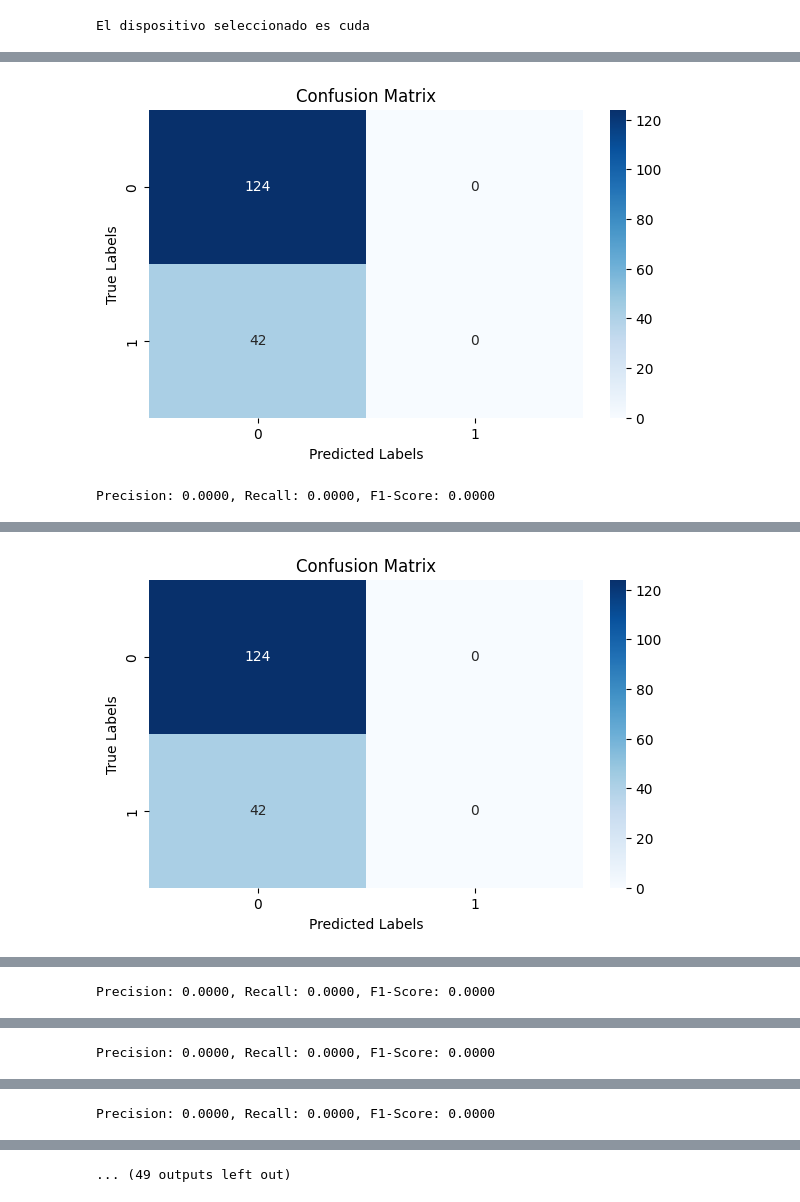
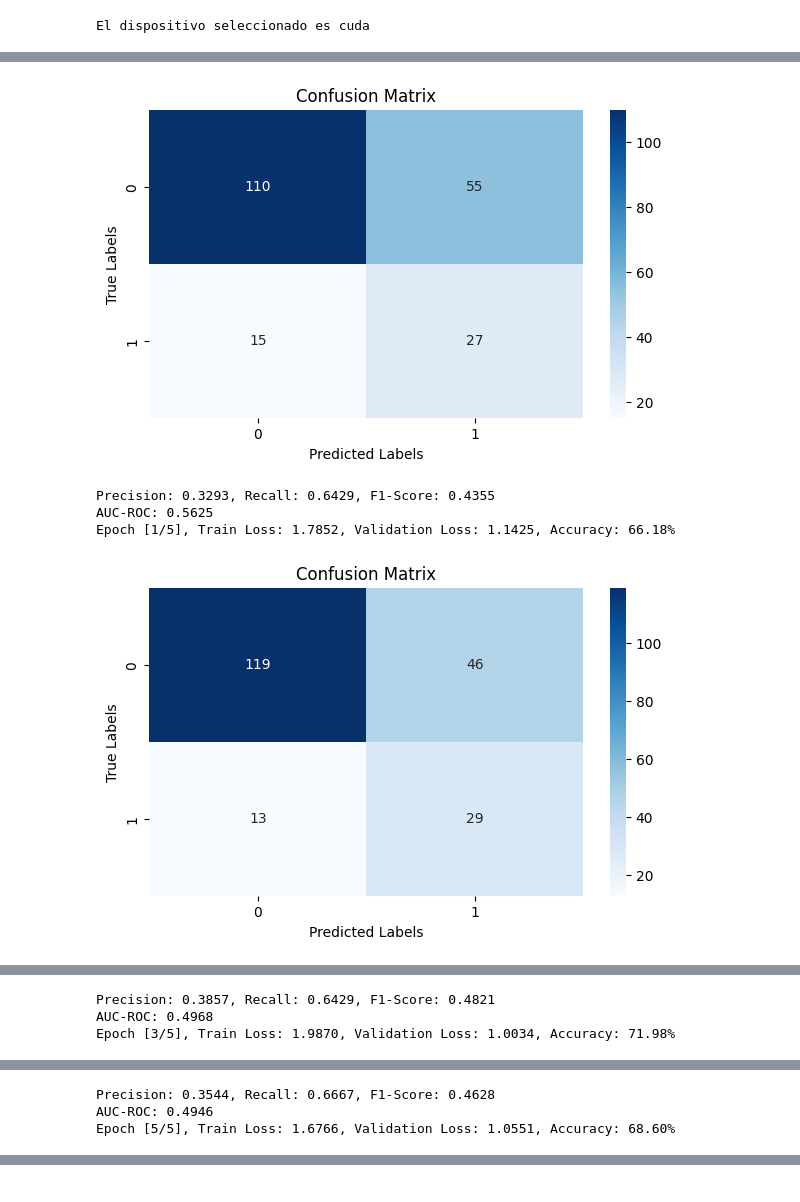
Before and after one commit to chrisnar16/TFMAgricultura, a Jupyter notebook: Red.ipynb, the cells around one changed output, grey strips where cells are left out. Saved outputs shown, nothing was run; the diff lists cells and outputs as text; code cells hidden in the pictures.

```diff
--- a/Red.ipynb
+++ b/Red.ipynb
@@ -72,8 +112,8 @@ train_dataset = Subset(dataset, train_indices)
 test_dataset = Subset(dataset, test_indices)
 
 # Crea los dataloaders
-train_loader = DataLoader(train_dataset, batch_size=16, shuffle=True, num_workers=20)
-test_loader = DataLoader(test_dataset, batch_size=16, shuffle=True, num_workers=20)
+train_loader = DataLoader(train_dataset, batch_size=16, shuffle=True, num_workers=20,  worker_init_fn=seed_worker)
+test_loader = DataLoader(test_dataset, batch_size=16, shuffle=True, num_workers=20,  worker_init_fn=seed_worker)
 # %%
 train_healthy_ratio = len(train_healthy) / len(train_indices)
 test_healthy_ratio = len(test_healthy) / len(test_indices)
@@ -87,30 +130,32 @@ Ratio de muestras saludables en prueba: 0.7470
 #resnet = models.resnet18(weights=ResNet18_Weights.IMAGENET1K_V1)
 resnet = models.resnet50(weights=ResNet50_Weights.IMAGENET1K_V1)
 # Adapta el modelo para aceptar 4 canales
-#resnet = adapt_resnet_channels(resnet, 3)
+resnet = adapt_resnet_channels(resnet, 7)
 
 print(resnet)
 
 
 num_classes = 2  # Número de clases en tu dataset
+
 resnet.fc = nn.Sequential(
-    nn.Dropout(0.5),  # Añade dropout con una probabilidad de 0.5
-    nn.Linear(resnet.fc.in_features, 128),  # Primera reducción a 64
+    nn.Dropout(0.2),
+    nn.Linear(resnet.fc.in_features, 256),
+    nn.BatchNorm1d(256),
     nn.ReLU(),
-    nn.Dropout(0.5),  # Añade dropout con una probabilidad de 0.5
-    nn.Linear(128, 32),  # Primera reducción a 64
+    nn.Dropout(0.2),
+    nn.Linear(256, 64),
+    nn.BatchNorm1d(64),
     nn.ReLU(),
-    nn.Dropout(0.5),  # Añade dropout con una probabilidad de 0.5
-    nn.Linear(32, 1),
+    nn.Linear(64, 1)
 )
 
-#for m in resnet.fc.modules():
- #   if isinstance(m, nn.Linear):
-  #      # Inicialización He (Kaiming) para capas con ReLU
-   #     nn.init.kaiming_normal_(m.weight, mode='fan_out', nonlinearity='relu')
-    #    # Inicializar bias en cero (opcional, este es el valor por defecto)
-     #   if m.bias is not None:
-      #      nn.init.constant_(m.bias, 0)
+for m in resnet.fc.modules():
+    if isinstance(m, nn.Linear):
+        # Inicialización He (Kaiming) para capas con ReLU
+        nn.init.kaiming_normal_(m.weight, mode='fan_out', nonlinearity='relu', generator=torch.Generator().manual_seed(42))
+        # Inicializar bias en cero (opcional, este es el valor por defecto)
+        if m.bias is not None:
+            nn.init.constant_(m.bias, 0)
 resnet.to(device)
 
 for param in resnet.parameters():
@@ -120,8 +165,8 @@ for param in resnet.parameters():
 # Descongelar todas las capas en `layer4`
 for param in resnet.layer4.parameters():
     param.requires_grad = True
-for param in resnet.layer3.parameters():
-    param.requires_grad = True
+#for param in resnet.layer3.parameters():
+#    param.requires_grad = True
 #for param in resnet.conv1.parameters():
 #    param.requires_grad = True
 
@@ -156,9 +201,12 @@ ResNet(
 # %%
 from sklearn.metrics import precision_recall_fscore_support, roc_auc_score
 
+for param in resnet.parameters():
+    param.requires_grad = True
+
 criterion = torch.nn.BCEWithLogitsLoss()
-optimizer = torch.optim.Adam(filter(lambda p: p.requires_grad, resnet.parameters()), lr=0.00001, weight_decay=1e-3)
-num_epochs = 25
+optimizer = torch.optim.Adam(filter(lambda p: p.requires_grad, resnet.parameters()), lr=0.0000001, weight_decay=1e-4 )
+num_epochs = 5
 for epoch in range(num_epochs):
     resnet.train()
     train_loss = 0
@@ -204,32 +252,35 @@ for epoch in range(num_epochs):
     # Convierte a arrays numpy para la matriz de confusión
     all_predicted = np.array(all_predicted)
     all_labels = np.array(all_labels)
 
     # Calculando la matriz de confusión
     conf_matrix = confusion_matrix(all_labels, all_predicted)
     plt.figure(figsize=(7,4))
     sns.heatmap(conf_matrix, annot=True, fmt='d', cmap='Blues')
     plt.xlabel('Predicted Labels')
     plt.ylabel('True Labels')
     plt.title('Confusion Matrix')
     plt.show()
 
     precision, recall, f1, _ = precision_recall_fscore_support(all_labels, all_predicted, average='binary')
     print(f'Precision: {precision:.4f}, Recall: {recall:.4f}, F1-Score: {f1:.4f}')
 
     # Si quieres calcular el AUC-ROC (necesitas las probabilidades, no las etiquetas binarias)
     all_probs = []
     with torch.no_grad():
         for images, _ in test_loader:
             images = images.to(device)
             outputs = resnet(images)
             probs = torch.sigmoid(outputs).cpu().numpy().flatten()
             all_probs.extend(probs)
 
     auc_roc = roc_auc_score(all_labels, all_probs)
     print(f'AUC-ROC: {auc_roc:.4f}')
 
     print(f'Epoch [{epoch+1}/{num_epochs}], Train Loss: {train_loss:.4f}, Validation Loss: {validation_loss:.4f}, Accuracy: {accuracy:.2f}%')
 # %% [output]
-[figure, old version]
+[figure, new version]
-Precision: 0.0000, Recall: 0.0000, F1-Score: 0.0000
+Precision: 0.3293, Recall: 0.6429, F1-Score: 0.4355
+AUC-ROC: 0.5625
+Epoch [1/5], Train Loss: 1.7852, Validation Loss: 1.1425, Accuracy: 66.18%
+[figure, new version]
@@ -238 +289,0 @@ Epoch [1/25], Train Loss: 0.6602, Validation Loss: 0.6513, Accuracy: 74.70%
-[figure, old version]
@@ -239 +291,3 @@ Epoch [1/25], Train Loss: 0.6602, Validation Loss: 0.6513, Accuracy: 74.70%
-Precision: 0.0000, Recall: 0.0000, F1-Score: 0.0000
+Precision: 0.3857, Recall: 0.6429, F1-Score: 0.4821
+AUC-ROC: 0.4968
+Epoch [3/5], Train Loss: 1.9870, Validation Loss: 1.0034, Accuracy: 71.98%
@@ -243 +299,3 @@ Epoch [2/25], Train Loss: 0.6385, Validation Loss: 0.6253, Accuracy: 74.70%
-Precision: 0.0000, Recall: 0.0000, F1-Score: 0.0000
+Precision: 0.3544, Recall: 0.6667, F1-Score: 0.4628
+AUC-ROC: 0.4946
+Epoch [5/5], Train Loss: 1.6766, Validation Loss: 1.0551, Accuracy: 68.60%
@@ -247 +301,0 @@ Epoch [3/25], Train Loss: 0.6137, Validation Loss: 0.5878, Accuracy: 74.70%
-Precision: 0.0000, Recall: 0.0000, F1-Score: 0.0000
@@ -250,3 +302,2 @@ Epoch [4/25], Train Loss: 0.5749, Validation Loss: 0.5643, Accuracy: 74.70%
-... (49 outputs left out)
 # %%
 print((predicted == labels))
```
Also changed, not shown: parts of 6 cells of this notebook, 1 other file.
